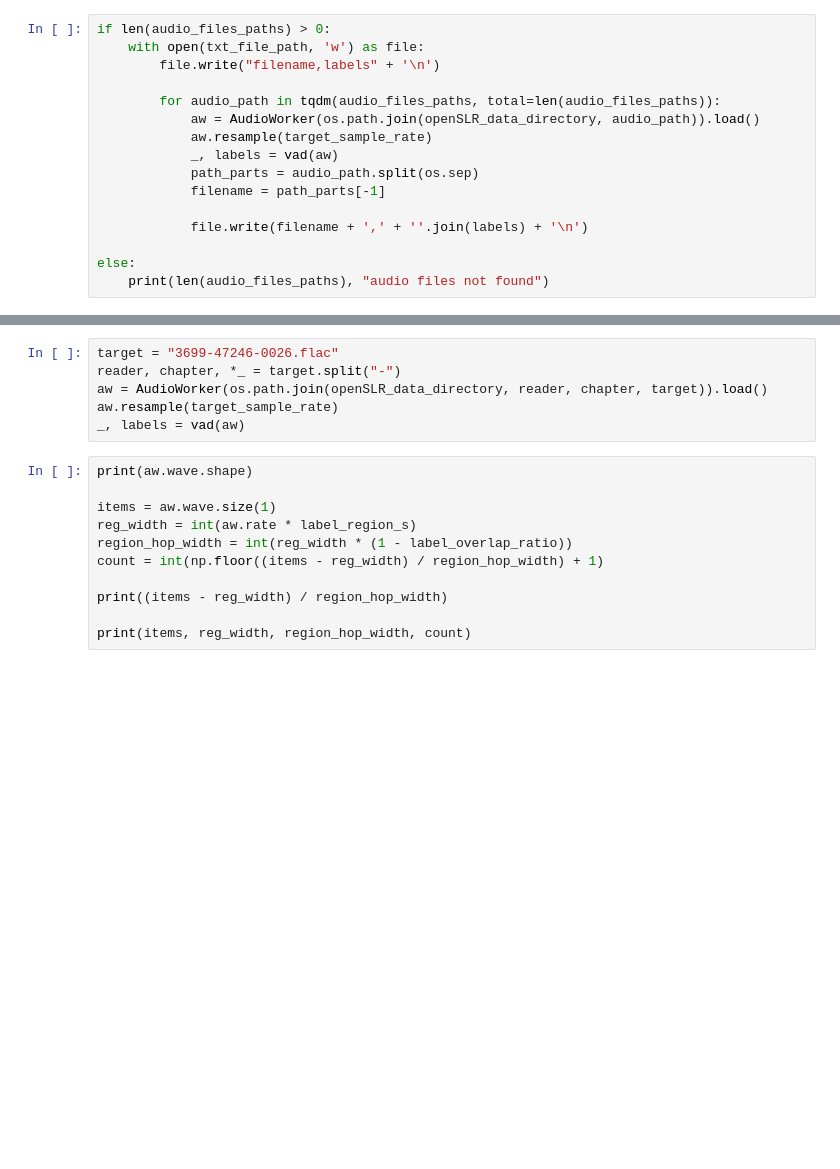
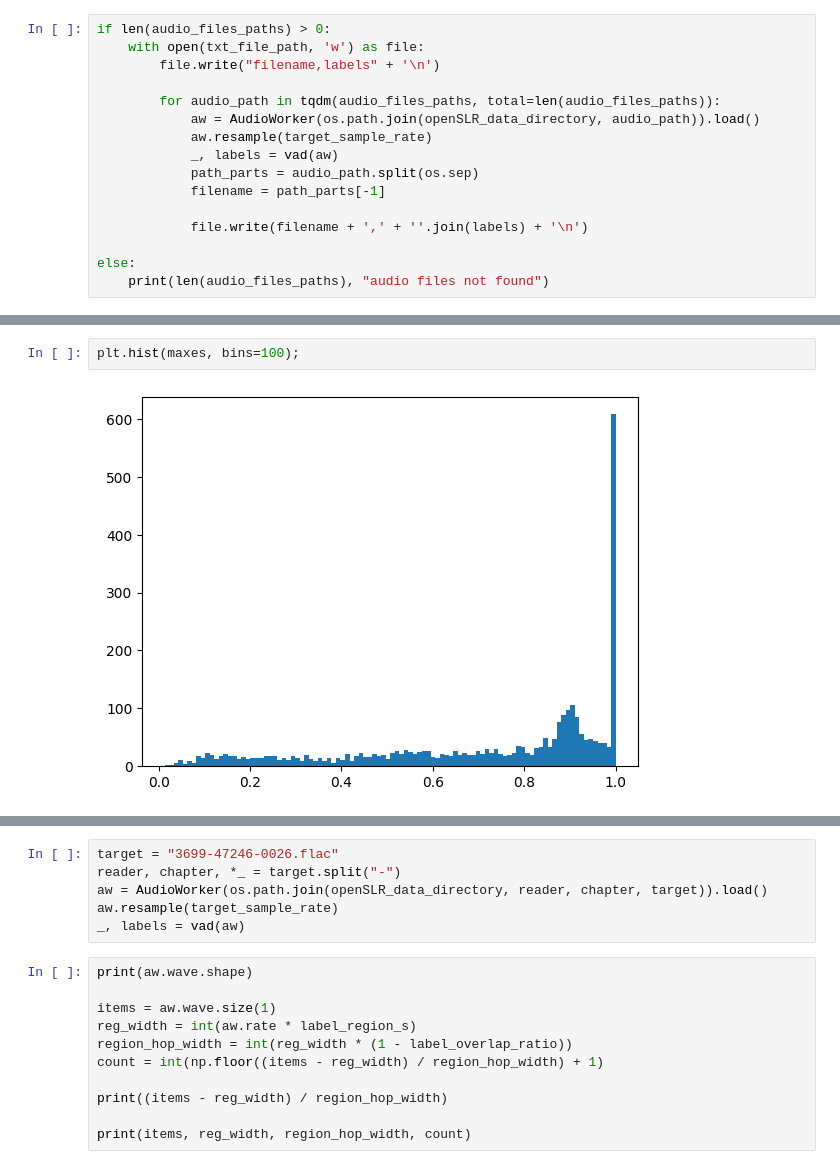
Before and after one commit to Grigor2003/Voice-Activity-Detection, a Jupyter notebook: other/openSRL_vad_labeling.ipynb, the cells around one changed output, grey strips where cells are left out. Drawn from its saved outputs; the diff is of its cells as text; blank space fills up the shorter version.

```diff
--- a/other/openSRL_vad_labeling.ipynb
+++ b/other/openSRL_vad_labeling.ipynb
@@ -97,0 +121,4 @@ else:
+# %%
+plt.hist(maxes, bins=100);
+# %% [output]
+[figure, added]
```
Also changed, not shown: parts of 6 cells of this notebook, 12 other files.
